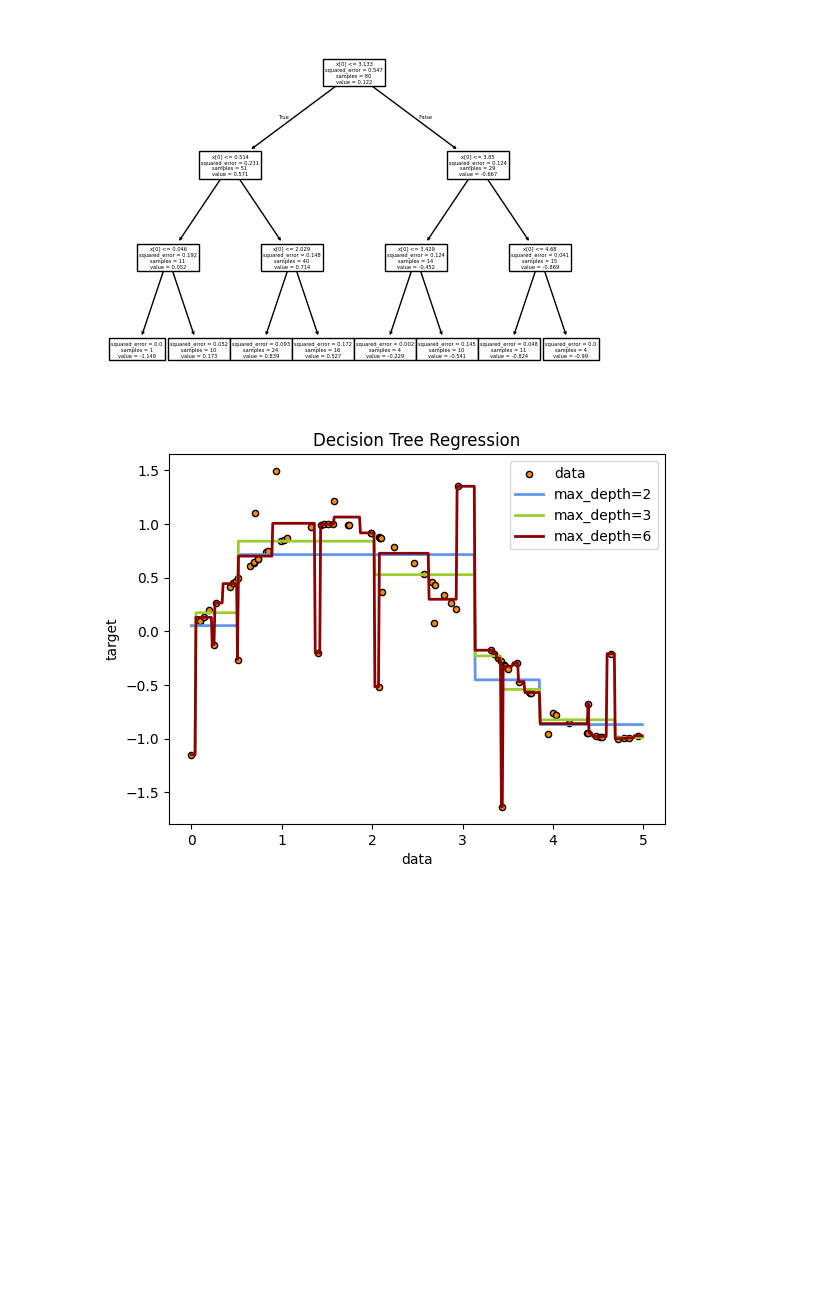
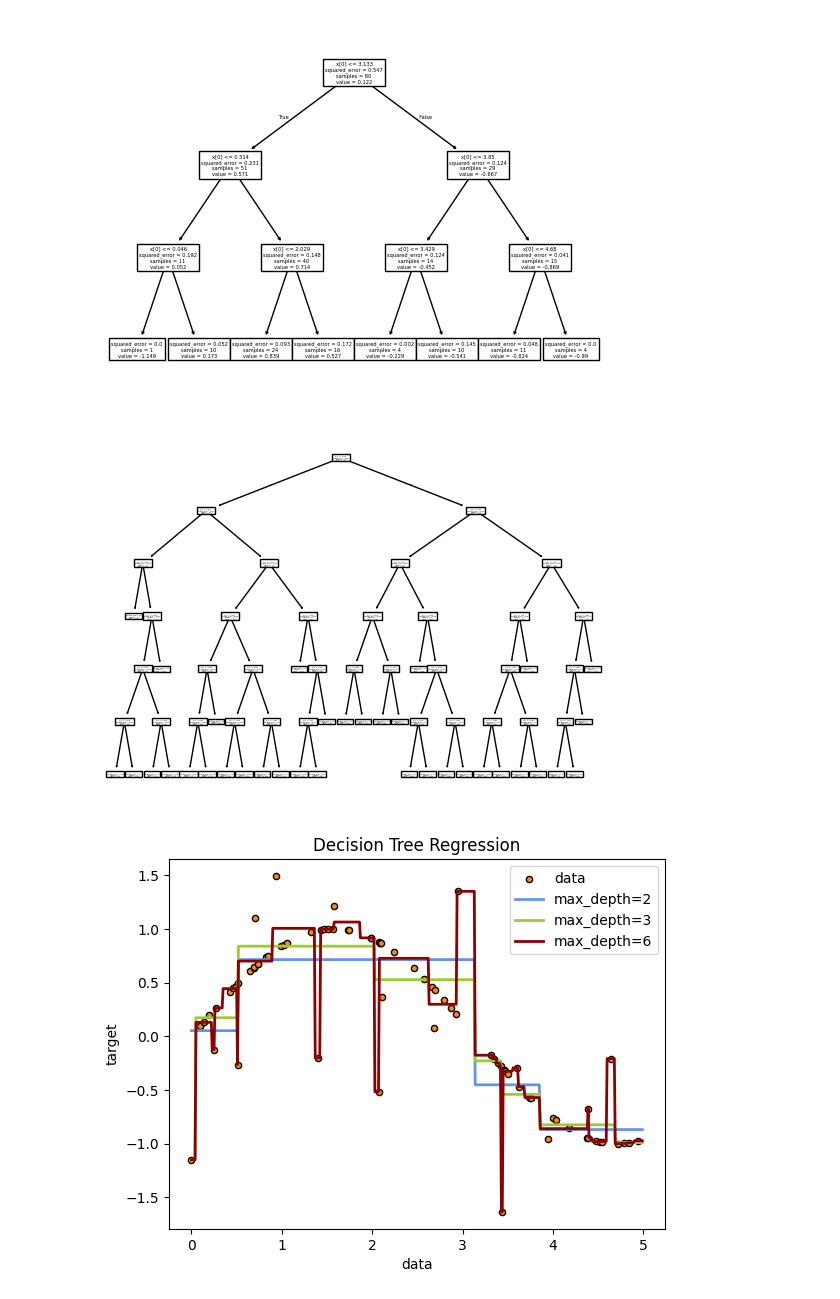
Before and after one commit to ptresson/rf_presentation, a Jupyter notebook: decision_trees.ipynb, the cells around one changed output. Saved outputs shown, nothing was run; the diff lists cells and outputs as text; code cells hidden in the pictures; blank space fills up the shorter version.

```diff
--- a/decision_trees.ipynb
+++ b/decision_trees.ipynb
@@ -67,8 +67,10 @@ tree.plot_tree(regr_1)
 plt.savefig('./figs/regression_tree.png')
 # %%
 from sklearn import tree
-tree.plot_tree(regr_1)
-plt.savefig('./figs/regression_tree.png')
+tree.plot_tree(regr_3)
+plt.savefig('./figs/regression_tree3.png')
+# %% [output]
+[figure, added]
 # %%
 import matplotlib.pyplot as plt
 
```
Also changed, not shown: 4 other files.
